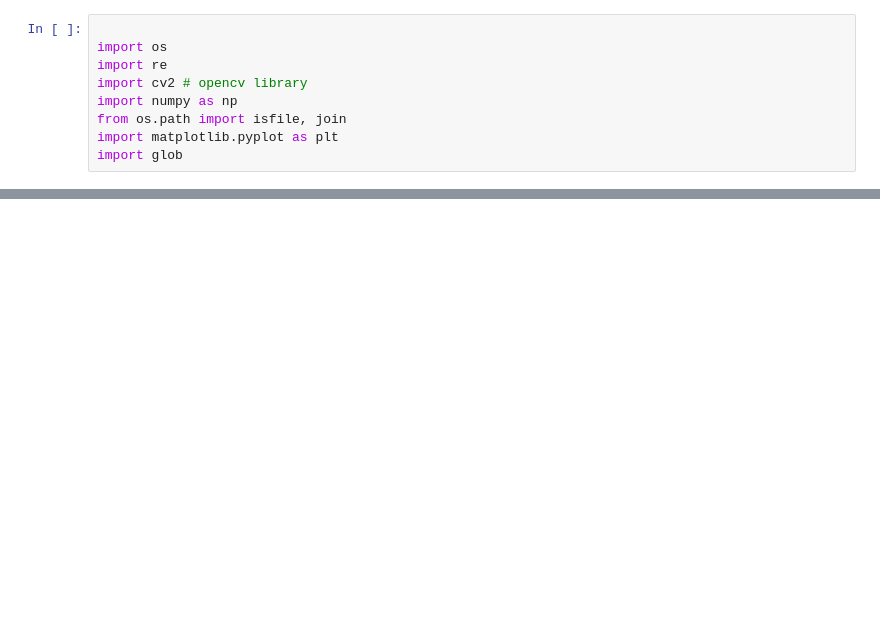
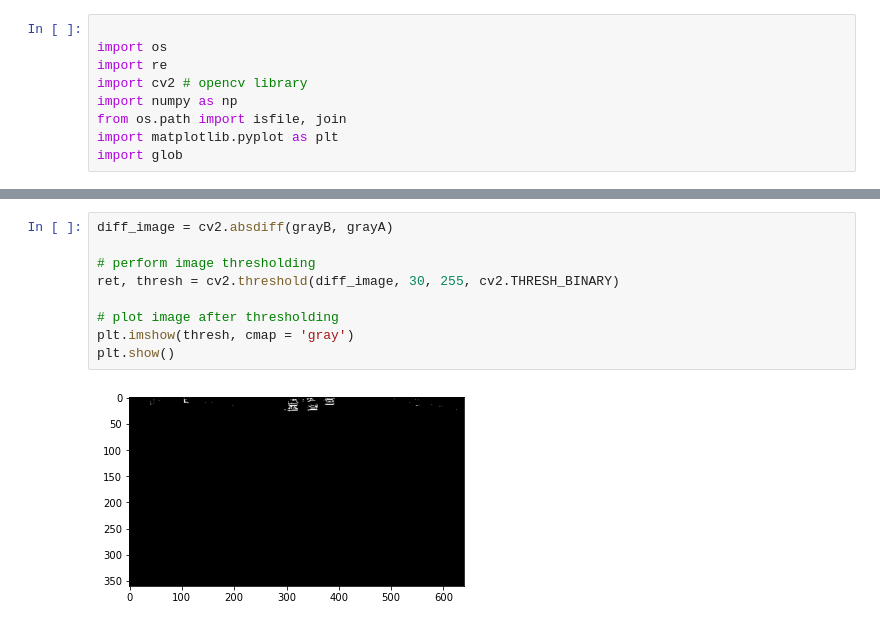
Before and after one commit to Deaconxman99/phase2-Image-proccessing, a Jupyter notebook: index.ipynb, the cells around one changed output, grey strips where cells are left out. Saved outputs shown, nothing was run; the diff lists cells and outputs as text; blank space fills up the shorter version.

```diff
--- a/index.ipynb
+++ b/index.ipynb
@@ -34,0 +54,11 @@ FileNotFoundError: [WinError 3] The system cannot find the path specified: 'fram
+# %%
+diff_image = cv2.absdiff(grayB, grayA)
+
+# perform image thresholding
+ret, thresh = cv2.threshold(diff_image, 30, 255, cv2.THRESH_BINARY)
+
+# plot image after thresholding
+plt.imshow(thresh, cmap = 'gray')
+plt.show()
+# %% [output]
+[figure, added]
```
Also changed, not shown: parts of 6 cells of this notebook.
